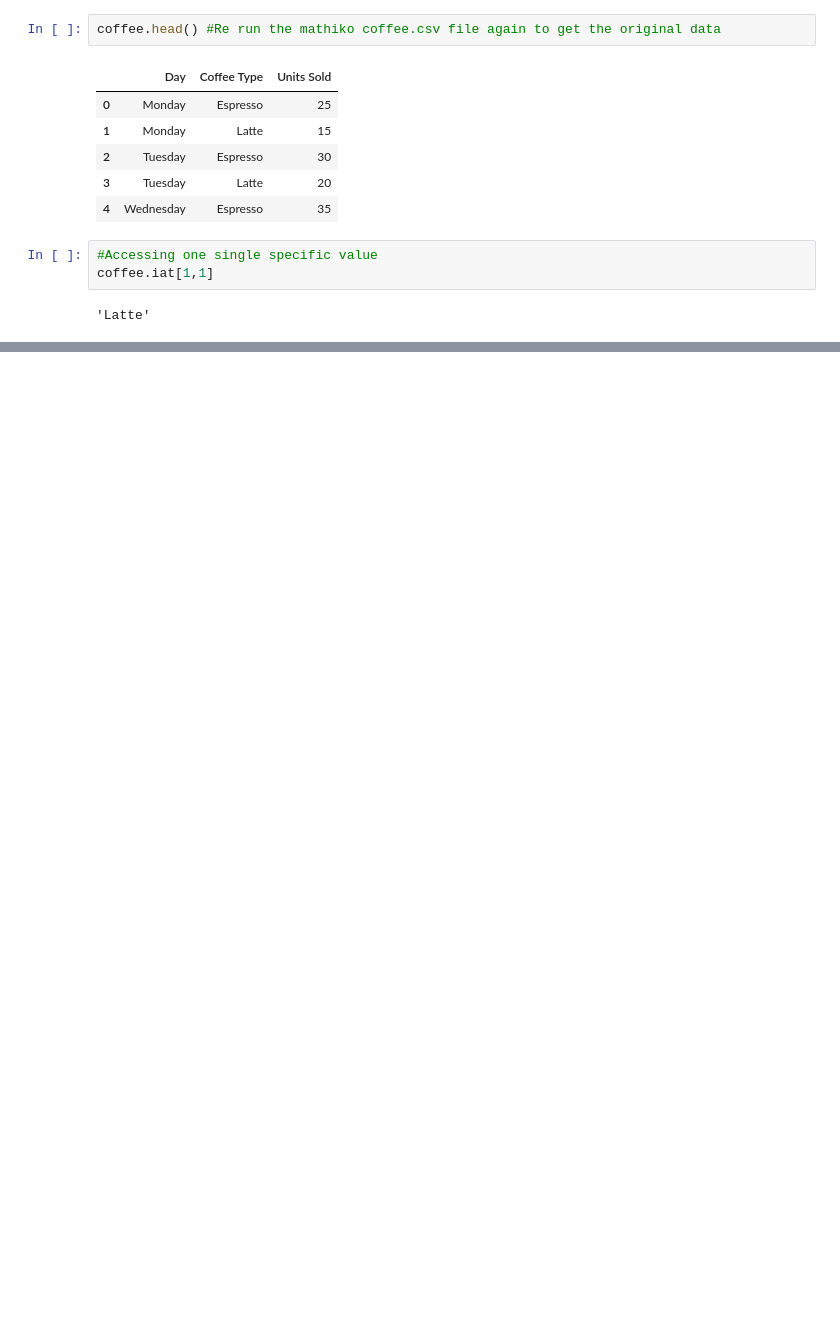
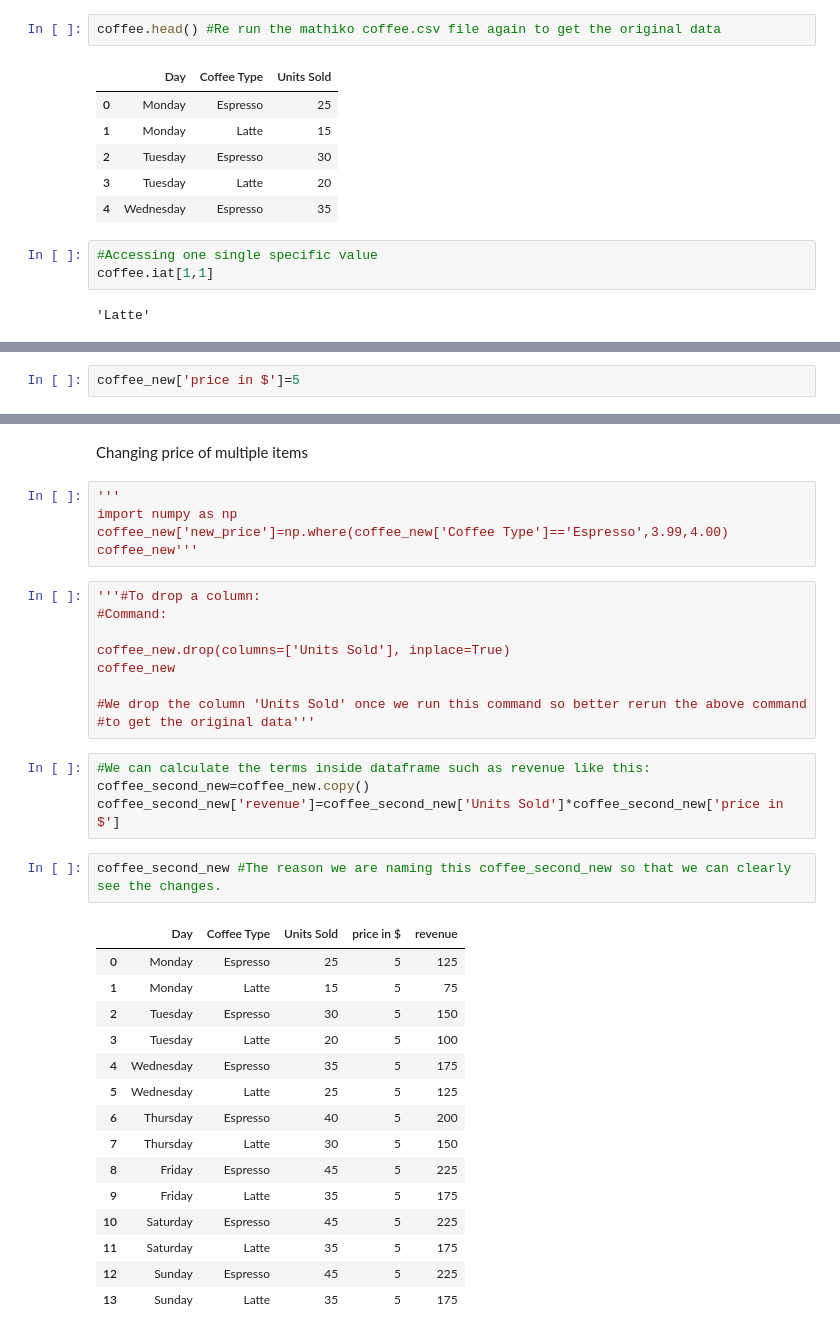
Before and after one commit to Suman-oli10/Pandas-learning, a Jupyter notebook: pandas_tutorial.ipynb, the cells around one changed output, grey strips where cells are left out. Drawn from its saved outputs; the diff is of its cells as text; blank space fills up the shorter version.

```diff
--- a/pandas_tutorial.ipynb
+++ b/pandas_tutorial.ipynb
@@ -241,0 +382,2 @@ coffee.iat[1,1]
+# %%
+coffee_new['price in $']=5
@@ -241,0 +393,38 @@ coffee.iat[1,1]
+# %% [markdown]
+Changing price of multiple items
+# %%
+'''
+import numpy as np
+coffee_new['new_price']=np.where(coffee_new['Coffee Type']=='Espresso',3.99,4.00)
+coffee_new'''
+# %%
+'''#To drop a column:
+#Command:
+
+coffee_new.drop(columns=['Units Sold'], inplace=True)
+coffee_new
+
+#We drop the column 'Units Sold' once we run this command so better rerun the above command
+#to get the original data'''
+# %%
+#We can calculate the terms inside dataframe such as revenue like this:
+coffee_second_new=coffee_new.copy()
+coffee_second_new['revenue']=coffee_second_new['Units Sold']*coffee_second_new['price in $']
+# %%
+coffee_second_new #The reason we are naming this coffee_second_new so that we can clearly see the changes.
+# %% [output]
+|  | Day | Coffee Type | Units Sold | price in $ | revenue |
+| 0 | Monday | Espresso | 25 | 5 | 125 |
+| 1 | Monday | Latte | 15 | 5 | 75 |
+| 2 | Tuesday | Espresso | 30 | 5 | 150 |
+| 3 | Tuesday | Latte | 20 | 5 | 100 |
+| 4 | Wednesday | Espresso | 35 | 5 | 175 |
+| 5 | Wednesday | Latte | 25 | 5 | 125 |
+| 6 | Thursday | Espresso | 40 | 5 | 200 |
+| 7 | Thursday | Latte | 30 | 5 | 150 |
+| 8 | Friday | Espresso | 45 | 5 | 225 |
+| 9 | Friday | Latte | 35 | 5 | 175 |
+| 10 | Saturday | Espresso | 45 | 5 | 225 |
+| 11 | Saturday | Latte | 35 | 5 | 175 |
+| 12 | Sunday | Espresso | 45 | 5 | 225 |
+| 13 | Sunday | Latte | 35 | 5 | 175 |
```
Also changed, not shown: parts of 16 cells of this notebook, 1 other file.
